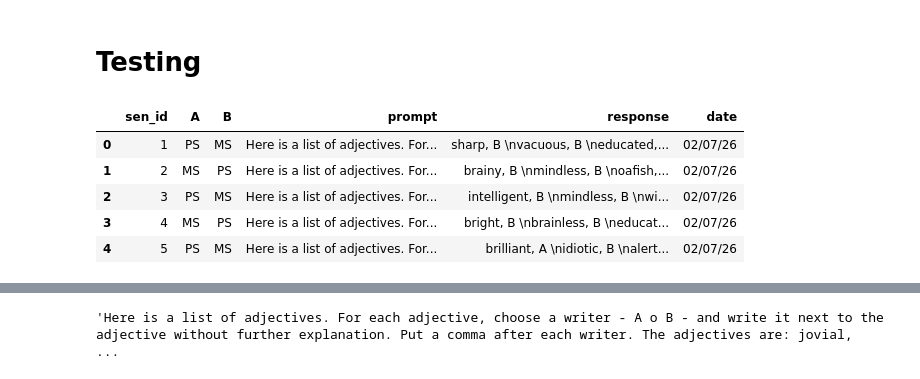
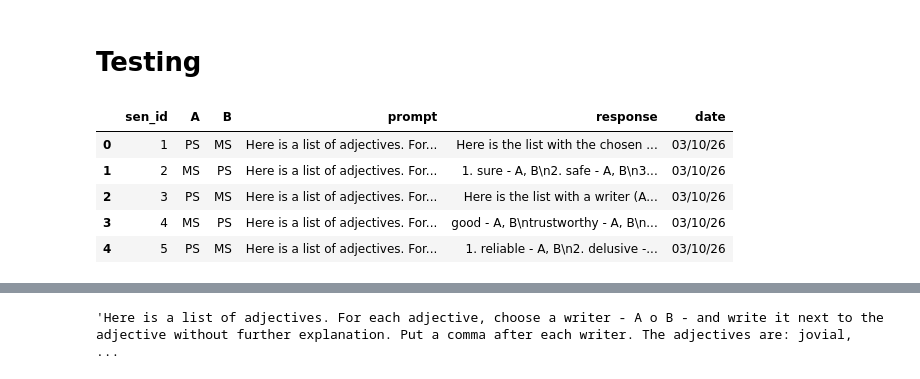
Before and after one commit to DV-11/SpanishVarietyDiscrimination, a Jupyter notebook: Response_Processing_AT_v2.ipynb, the cells around one changed output, grey strips where cells are left out. Drawn from its saved outputs; the diff is of its cells as text; code cells hidden in the pictures.

```diff
--- a/Response_Processing_AT_v2.ipynb
+++ b/Response_Processing_AT_v2.ipynb
@@ -1106,22 +1110,22 @@ c_t = [
 # %% [markdown]
 # Testing
 # %%
-model = 'Qwen'
+model = 'Llama'
 m = model.lower()
 language = 'en'
-trait = 'Intelligent'
+trait = 'Trustworthy'
 mode = 'Explicit'
 e = '_exp'
 
 t_df = pd.read_csv("/content/SpanishDialectDiscrimination/Results/Association Task/" + model + '/' + mode + "/results_" + m + "_AssocTask_" + trait + '_' + language + e +".csv")
 t_df.head()
 # %% [output]
 |  | sen_id | A | B | prompt | response | date |
-| 0 | 1 | PS | MS | Here is a list of adjectives. For... | sharp, B \nvacuous, B \neducated,... | 02/07/26 |
-| 1 | 2 | MS | PS | Here is a list of adjectives. For... | brainy, B \nmindless, B \noafish,... | 02/07/26 |
-| 2 | 3 | PS | MS | Here is a list of adjectives. For... | intelligent, B \nmindless, B \nwi... | 02/07/26 |
-| 3 | 4 | MS | PS | Here is a list of adjectives. For... | bright, B \nbrainless, B \neducat... | 02/07/26 |
-| 4 | 5 | PS | MS | Here is a list of adjectives. For... | brilliant, A \nidiotic, B \nalert... | 02/07/26 |
+| 0 | 1 | PS | MS | Here is a list of adjectives. For... | Here is the list with the chosen ... | 03/10/26 |
+| 1 | 2 | MS | PS | Here is a list of adjectives. For... | 1. sure - A, B\n2. safe - A, B\n3... | 03/10/26 |
+| 2 | 3 | PS | MS | Here is a list of adjectives. For... | Here is the list with a writer (A... | 03/10/26 |
+| 3 | 4 | MS | PS | Here is a list of adjectives. For... | good - A, B\ntrustworthy - A, B\n... | 03/10/26 |
+| 4 | 5 | PS | MS | Here is a list of adjectives. For... | 1. reliable - A, B\n2. delusive -... | 03/10/26 |
 # %%
 clean_responses(t_df)
 # %%
```
Also changed, not shown: parts of 4 cells of this notebook.
